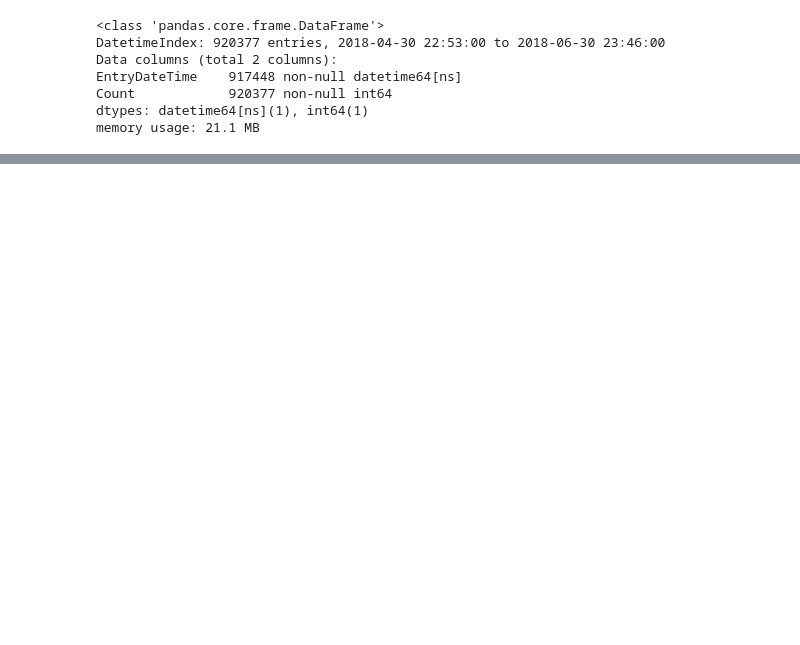
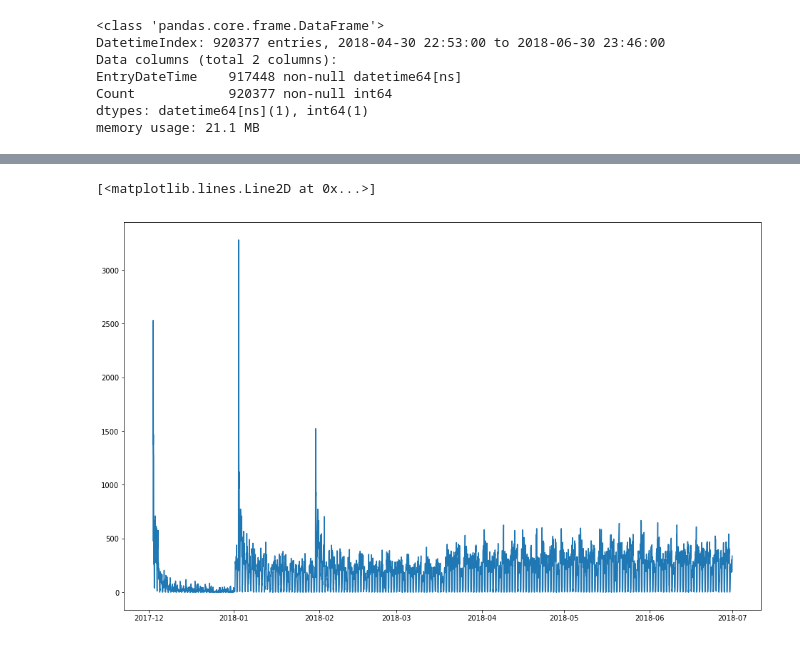
Before and after one commit to HarshalSanap/GEOG-594-Big-Data-Science, a Jupyter notebook: Rider Traffic Prediction.ipynb, the cells around one changed output, grey strips where cells are left out. Drawn from its saved outputs; the diff is of its cells as text; code cells hidden in the pictures; blank space fills up the shorter version.

```diff
--- a/Rider Traffic Prediction.ipynb
+++ b/Rider Traffic Prediction.ipynb
@@ -122,2 +65,8 @@ hourly_raw.head()
+# %%
+plt.figure(figsize=(16,10))
+plt.plot(hourly_raw.Count)
+# %% [output]
+[<matplotlib.lines.Line2D at 0x...>]
+[figure, added]
 # %%
 daily_raw = hourly_raw.resample('D').sum()
```
Also changed, not shown: parts of 20 cells of this notebook.
